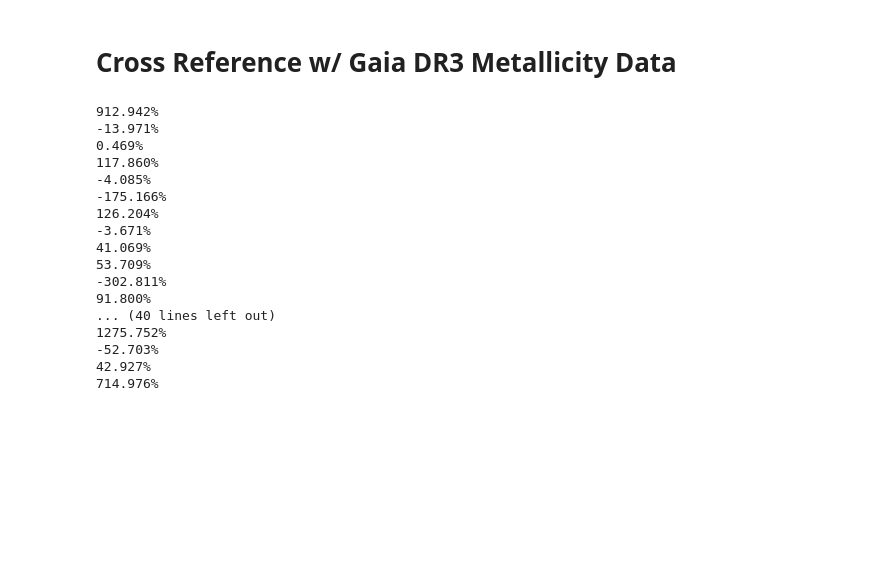
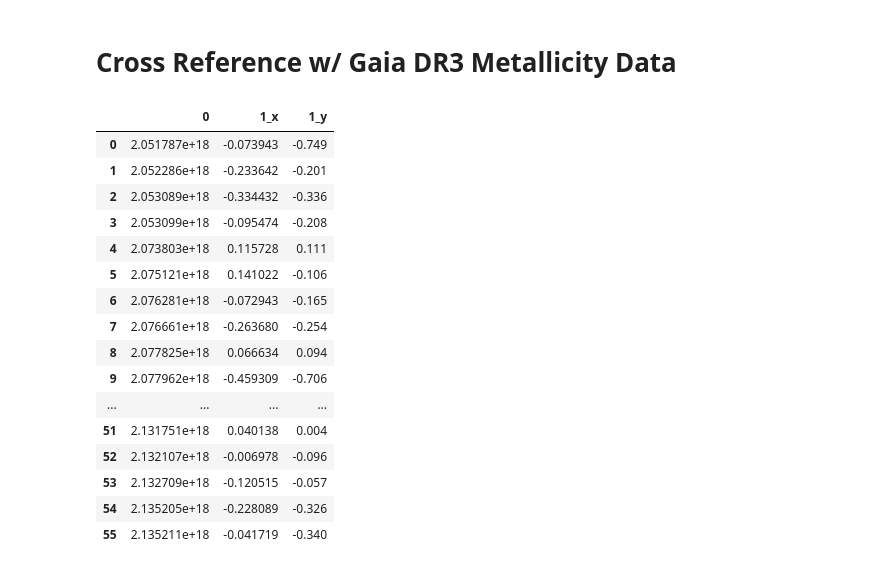
Before and after one commit to livelaplove/SURP-2025, a Jupyter notebook: metallicity/metallicity.ipynb, the cells around one changed output. Drawn from its saved outputs; the diff is of its cells as text; code cells hidden in the pictures; blank space fills up the shorter version.

```diff
--- a/metallicity/metallicity.ipynb
+++ b/metallicity/metallicity.ipynb
@@ -101,43 +113,53 @@ plt.show()
 # %% [markdown]
 # Cross Reference w/ Gaia DR3 Metallicity Data
 # %%
+import numpy as np
+
 def read():
     '''
     Takes data from Armand et al. 2020 (Table 2; should be ~5.7 GB) and cross matches it with objects in result.csv
     to gauge accuracy of metallicity values in the latter
     '''
 
-    df2 = pd.read_csv('table-2.csv')[['source_id', 'mh_xgboost']]
-    df = pd.read_csv('result.csv')[['GaiaDR2', '[Fe/H]']].dropna()
+    # use np to ensure gaia ids rae 64-bit due to their large size
+    y = np.genfromtxt('result.csv', dtype=np.float64, delimiter=',', usecols=(0,11))
+    y = y[~np.isnan(y).any(axis=1)]
+    y = pd.DataFrame(y)
 
-    result = pd.merge(df2, df, left_on='source_id', right_on='GaiaDR2', how='inner')
-    result = result.drop('GaiaDR2', axis=1)
+    z = np.genfromtxt('table-2.csv', dtype=np.float64, delimiter=',', usecols=(0, 19))
+    z = z[~np.isnan(z).any(axis=1)]
+    z = pd.DataFrame(z)
+
+    #df2 = pd.read_csv('table-2.csv')[['source_id', 'mh_xgboost']]
+
+    result = pd.merge(y, z, left_on=0, right_on=0, how='inner')
+    #result = result.drop('2', axis=1)
 
     result.to_csv('metallicitycompare.txt', sep=' ')
 
     return result
 
 read()
 
-df = pd.read_csv('metallicitycompare.txt')
-for i, row in df.itertuples():
-    row = row.split()
-    print(f'{(float(row[2]) / float(row[3]) - 1) * 100:.3f}%')
+#df = pd.read_csv('metallicitycompare.txt')
+#for i, row in df.itertuples():
+#    row = row.split()
+#    print(f'{(float(row[2]) / float(row[3]) - 1) * 100:.3f}%')
 # %% [output]
-912.942%
--13.971%
-0.469%
-117.860%
--4.085%
--175.166%
-126.204%
--3.671%
-41.069%
-53.709%
--302.811%
-91.800%
-... (40 lines left out)
-1275.752%
--52.703%
-42.927%
-714.976%
+|  | 0 | 1_x | 1_y |
+| 0 | 2.051787e+18 | -0.073943 | -0.749 |
+| 1 | 2.052286e+18 | -0.233642 | -0.201 |
+| 2 | 2.053089e+18 | -0.334432 | -0.336 |
+| 3 | 2.053099e+18 | -0.095474 | -0.208 |
+| 4 | 2.073803e+18 | 0.115728 | 0.111 |
+| 5 | 2.075121e+18 | 0.141022 | -0.106 |
+| 6 | 2.076281e+18 | -0.072943 | -0.165 |
+| 7 | 2.076661e+18 | -0.263680 | -0.254 |
+| 8 | 2.077825e+18 | 0.066634 | 0.094 |
+| 9 | 2.077962e+18 | -0.459309 | -0.706 |
+| ... | ... | ... | ... |
+| 51 | 2.131751e+18 | 0.040138 | 0.004 |
+| 52 | 2.132107e+18 | -0.006978 | -0.096 |
+| 53 | 2.132709e+18 | -0.120515 | -0.057 |
+| 54 | 2.135205e+18 | -0.228089 | -0.326 |
+| 55 | 2.135211e+18 | -0.041719 | -0.340 |
```
Also changed, not shown: parts of 1 cell of this notebook, 5 other files.
